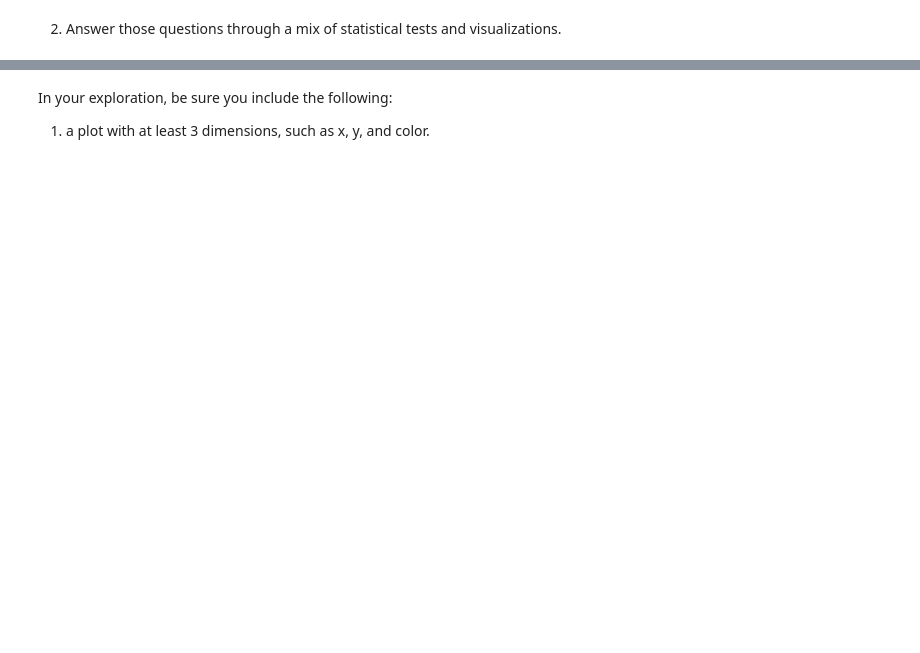
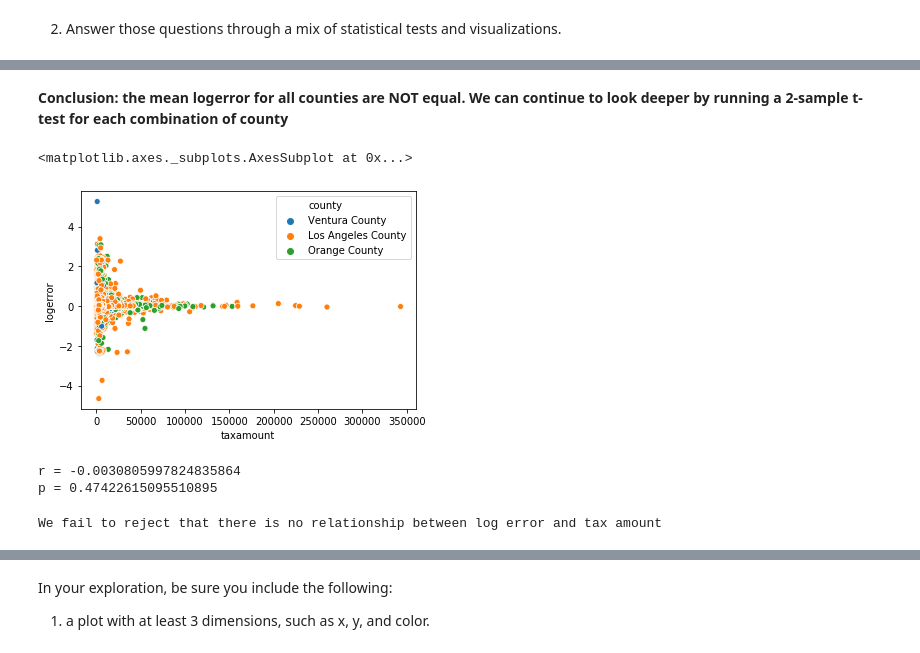
Before and after one commit to Brandon-Martinez27/clustering-exercises, a Jupyter notebook: explore_zillow.ipynb, the cells around one changed output, grey strips where cells are left out. Drawn from its saved outputs; the diff is of its cells as text; code cells hidden in the pictures; blank space fills up the shorter version.

```diff
--- a/explore_zillow.ipynb
+++ b/explore_zillow.ipynb
@@ -82,0 +96,8 @@ df.head()
+# %% [markdown]
+**Conclusion: the mean logerror for all counties are NOT equal. We can continue to look deeper by running a 2-sample t-test for each combination of county**
+# %%
+# Is there a relationship between log error and tax amount?
+sns.scatterplot(x=df.taxamount, y=df.logerror, hue=df.county)
+# %% [output]
+<matplotlib.axes._subplots.AxesSubplot at 0x...>
+[figure, added]
@@ -82,0 +106,19 @@ df.head()
+# %%
+null_c = 'there is no relationship between log error and tax amount'
+
+x=df.taxamount
+y=df.logerror
+
+r, p = stats.pearsonr(x, y)
+print('r =', r)
+print('p =', p)
+# %% [output]
+r = -0.0030805997824835864
+p = 0.47422615095510895
+# %%
+if p < alpha:
+    print("We reject that", null_c)
+else:
+    print("We fail to reject that", null_c)
+# %% [output]
+We fail to reject that there is no relationship between log error and tax amount
```
Also changed, not shown: parts of 22 cells of this notebook.
